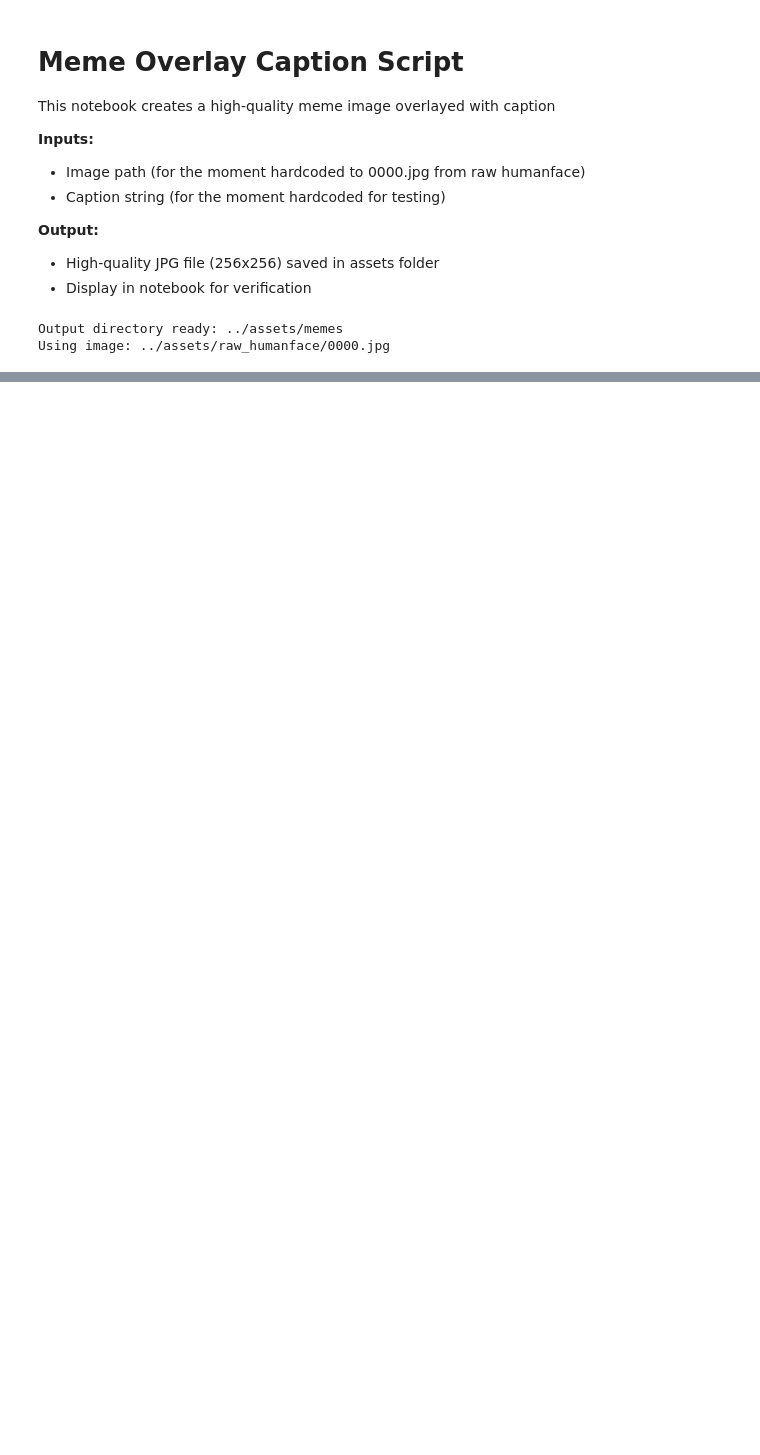
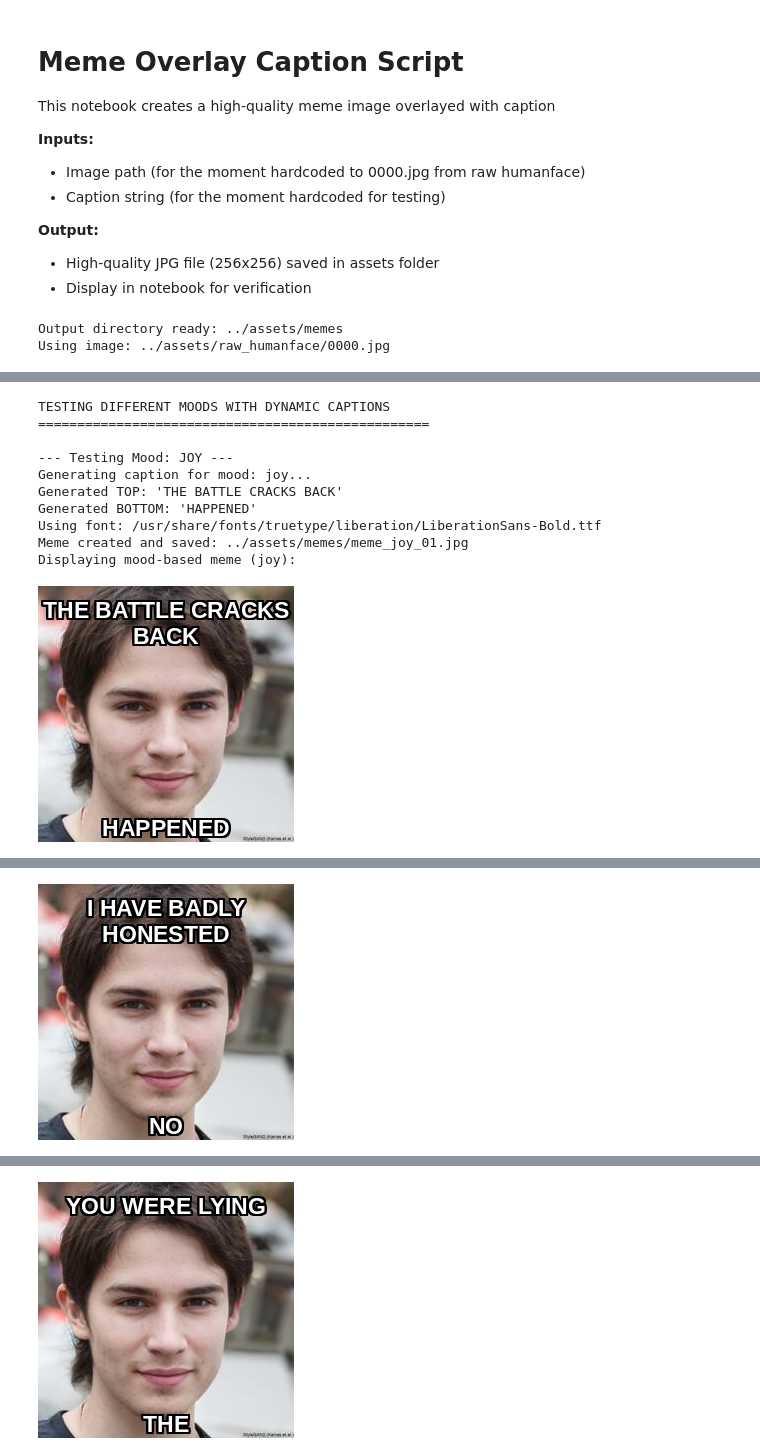
Before and after one commit to arishbukhari1/PerToon, a Jupyter notebook: scripts/3a_meme_text_rendering.ipynb, the cells around one changed output, grey strips where cells are left out. Saved outputs shown, nothing was run; the diff lists cells and outputs as text; code cells hidden in the pictures; blank space fills up the shorter version.

```diff
--- a/scripts/3a_meme_text_rendering.ipynb
+++ b/scripts/3a_meme_text_rendering.ipynb
@@ -175,0 +295,75 @@ Meme saved in: ../assets/memes
+# %%
+# Test different moods and create memes with dynamic captions
+print("TESTING DIFFERENT MOODS WITH DYNAMIC CAPTIONS")
+print("=" * 50)
+
+# Define test moods to demonstrate the system
+test_moods = ["joy", "sadness", "anger", "surprise", "love", "fear"]
+
+# Function to generate mood-based caption (with fallback for demonstration)
+def generate_mood_caption(mood, generator=None):
+    """Generate caption for given mood, with fallback for demo purposes."""
+    if model_loaded and generator:
+        # Use the actual fine-tuned model
+        result = helpers.generate_meme_caption(mood, generator, "fine_tuned")
+        return result["top_text"], result["bottom_text"]
+    else:
+        # Fallback mock captions for demonstration when model isn't available
+        mock_captions = {
+            "joy": ("I'M SO HAPPY", "TODAY IS GREAT"),
+            "sadness": ("FEELING DOWN", "BUT STILL TRYING"),
+            "anger": ("THIS IS ANNOYING", "NEED TO CALM DOWN"),
+            "surprise": ("WHOA DIDN'T SEE", "THAT COMING"),
+            "love": ("YOU'RE AMAZING", "FEELING THE LOVE"),
+            "fear": ("THIS IS SCARY", "BUT I'LL BE BRAVE")
+        }
+        return mock_captions.get(mood, ("UNKNOWN MOOD", "TRY ANOTHER"))
+
+# Create memes for each test mood
+for i, mood in enumerate(test_moods):
+    print(f"\n--- Testing Mood: {mood.upper()} ---")
+
+    # Generate dynamic caption based on mood
+    if model_loaded:
+        print(f"Generating caption for mood: {mood}...")
+        top_text, bottom_text = generate_mood_caption(mood, fine_tuned_generator)
+    else:
+        print(f"Using mock caption for mood: {mood}...")
+        top_text, bottom_text = generate_mood_caption(mood)
+
+    print(f"Generated TOP: '{top_text}'")
+    print(f"Generated BOTTOM: '{bottom_text}'")
+
+    # Create meme with dynamic caption
+    output_filename = f"meme_{mood}_{i+1:02d}.jpg"
+    output_path = os.path.join(OUTPUT_IMAGES_DIR, output_filename)
+
+    meme_image = create_meme_direct_pil(
+        image_path=SELECTED_IMAGE,
+        top_text=top_text,
+        bottom_text=bottom_text,
+        output_path=output_path,
+        size=MEME_SIZE
+    )
+
+    # Display the generated meme
+    print(f"Displaying mood-based meme ({mood}):")
+    display(meme_image)
+
+    print(f"Saved as: {output_filename}")
+    print("-" * 40)
+
+print(f"\nAll mood-based memes created and saved in: {OUTPUT_IMAGES_DIR}")
+print("This demonstrates dynamic caption generation instead of fixed text!")
+# %% [output]
+TESTING DIFFERENT MOODS WITH DYNAMIC CAPTIONS
+==================================================
+
+--- Testing Mood: JOY ---
+Generating caption for mood: joy...
+Generated TOP: 'THE BATTLE CRACKS BACK'
+Generated BOTTOM: 'HAPPENED'
+Using font: /usr/share/fonts/truetype/liberation/LiberationSans-Bold.ttf
+Meme created and saved: ../assets/memes/meme_joy_01.jpg
+Displaying mood-based meme (joy):
+[figure, added]
@@ -175,0 +380 @@ Meme saved in: ../assets/memes
+[figure, added]
@@ -175,0 +391 @@ Meme saved in: ../assets/memes
+[figure, added]
```
Also changed, not shown: parts of 6 cells of this notebook, 1 other file.
